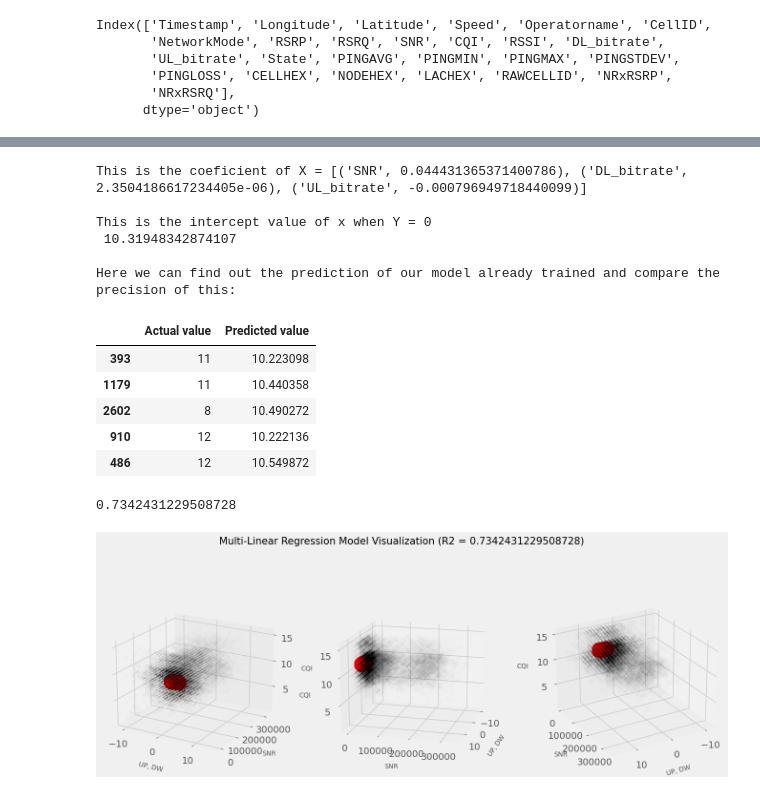
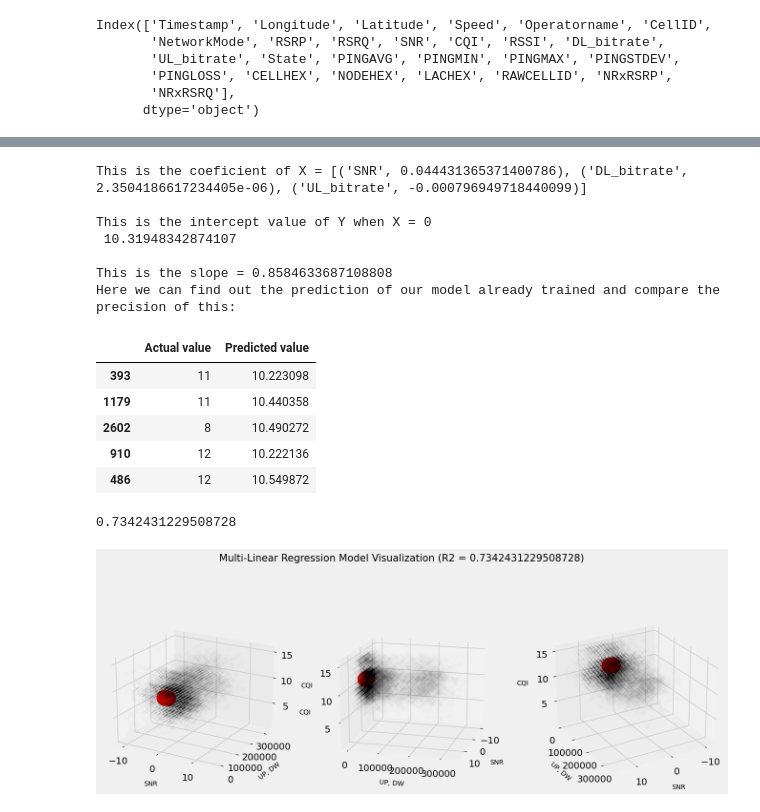
Before and after one commit to Davi-zzz/MLR, a Jupyter notebook: main.ipynb, the cells around one changed output, grey strips where cells are left out. Cells and saved outputs as stored; diff of their text form; code cells hidden in the pictures.

```diff
--- a/main.ipynb
+++ b/main.ipynb
@@ -100,21 +100,47 @@ model = LinearRegression().fit(x_train,y_train)
 
 print("This is the coeficient of X =", list(zip(_x, model.coef_)),"\n")
 
-print("This is the intercept value of x when Y = 0 \n", model.intercept_, "\n")
+print("This is the intercept value of Y when X = 0 \n", model.intercept_, "\n")
 
+predict_var = y_pred_mlr
+criter_var = y_test
+n1 = len(predict_var)
+n2 = len(criter_var)
+mul_pred_criter = [
+                  a * b for a,b in
+                  zip(predict_var, criter_var)
+                  ]
+
+square_each_element_predict = [a*a for a in predict_var]
+square_each_element_criter =  [b*b for b in criter_var]
+
+sum_predict_var = sum(predict_var)
+sum_criter_var = sum(criter_var)
+sum_square_predict = sum(square_each_element_predict)
+sum_square_criter = sum(square_each_element_criter)
+sum_mul_pred_criter = sum(mul_pred_criter)
+
+numerator = (
+            n1*sum_mul_pred_criter -
+            sum_predict_var*sum_criter_var
+            )
+
+denominator = n1*sum_square_predict - sum_predict_var**2
+
+slope = numerator/denominator
+print("This is the slope =", slope)
 
 print("Here we can find out the prediction of our model already trained and compare the precision of this: \n")
 y_pred_mlr = model.predict(x_test)
-
 mlr_diff = pd.DataFrame({'Actual value': y_test, 'Predicted value': y_pred_mlr})
-
 mlr_diff.head()
 # %% [output]
 This is the coeficient of X = [('SNR', 0.044431365371400786), ('DL_bitrate', 2.3504186617234405e-06), ('UL_bitrate', -0.000796949718440099)]
 
-This is the intercept value of x when Y = 0
+This is the intercept value of Y when X = 0
  10.31948342874107
 
+This is the slope = 0.8584633687108808
 Here we can find out the prediction of our model already trained and compare the precision of this:
 |  | Actual value | Predicted value |
 | 393 | 11 | 10.223098 |
@@ -132,43 +158,49 @@ import random
 r2 = model.score(x_test, y_test)*100
 print(r2)
 
+################################### adjusting our data
 x = _x.values.reshape(-1,3)[:, 0]
 y = _x.values.reshape(-1,3)[: ,1]
 z = _y
 
-x_range = np.linspace(3, 5, 17)
-y_range = np.linspace(1, 3, 17)
-x1_range = np.linspace(1, 3, 17)
+x_range = np.linspace(1, 5, 30)
+y_range = np.linspace(1, 5, 30)
+x1_range = np.linspace(30, 50, 90)
 x_range, y_range, x1_range = np.meshgrid(x_range, y_range, x1_range)
 
 viz = np.array([x_range.flatten(), y_range.flatten(), x1_range.flatten()]).T
 
 pred = model.predict(viz)
+
+##########################################################
+
+################################ setting the 3d graph
+
 
 plt.style.use('fivethirtyeight')
 
 fig = plt.figure(figsize = (15, 6))
 
 axis1 = fig.add_subplot(131, projection = '3d')
 axis2 = fig.add_subplot(132, projection = '3d')
 axis3 = fig.add_subplot(133, projection = '3d')
 
 axes = [axis1, axis2, axis3]
 
 for ax in axes:
     ax.plot(x, y, z, color='k', zorder = 10, linestyle = 'none', marker = 'x', alpha = 0.01)
-    ax.scatter(x_range.flatten(), y_range.flatten(), pred, facecolor = (1,0,0,1), s = 500, edgecolor = '#ff0000')
-    ax.set_xlabel('UP, DW', fontsize = 10, labelpad = 10)
-    ax.set_ylabel('SNR', fontsize = 10, labelpad = 10)
+    ax.scatter(x_range.flatten()[0:800], y_range.flatten()[0:800], pred[0:800], facecolor = (1,0,0,1), s = 500, edgecolor = '#ff0000')
+    ax.set_xlabel('SNR', fontsize = 10, labelpad = 10)
+    ax.set_ylabel('UP, DW', fontsize = 10, labelpad = 10)
     ax.set_zlabel('CQI', fontsize = 10, labelpad = 10)
     ax.locator_params(nbins = 3, axis = 'x')
     ax.locator_params(nbins = 3, axis = 'x')
 
     axis1.view_init(elev=20, azim=-60)
     axis2.view_init(elev=15, azim=15)
     axis3.view_init(elev=25, azim=60)
 
     fig.suptitle(f'Multi-Linear Regression Model Visualization (R2 = {r2})', fontsize = 15, color = 'k')
 # %% [output]
 0.7342431229508728
-[figure, old version]
+[figure, new version]
```
Also changed, not shown: parts of 2 cells of this notebook.
